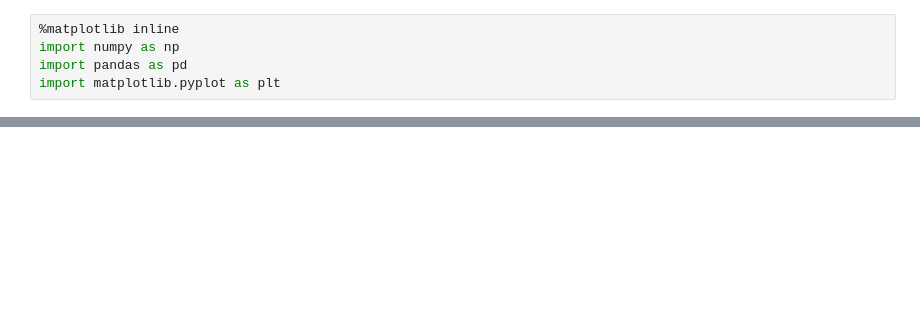
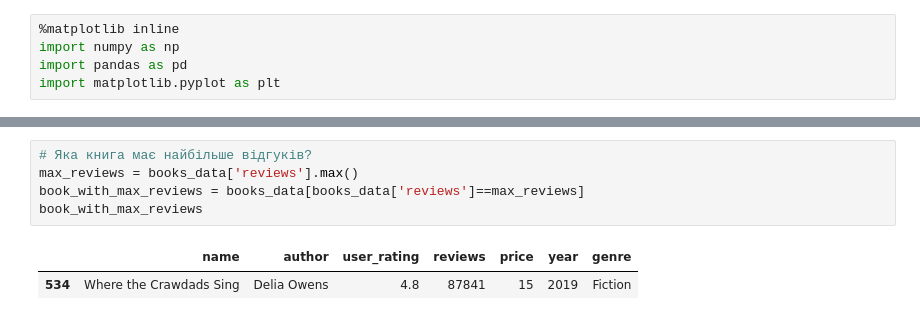
Before and after one commit to AlexanderSingaevsky/DataScience, a Jupyter notebook: Hw02/Hw2.3.ipynb, the cells around one changed output, grey strips where cells are left out. Cells and saved outputs as stored; diff of their text form; blank space fills up the shorter version.

```diff
--- a/Hw02/Hw2.3.ipynb
+++ b/Hw02/Hw2.3.ipynb
@@ -23,0 +109,8 @@ data
+# %%
+# Яка книга має найбільше відгуків?
+max_reviews = books_data['reviews'].max()
+book_with_max_reviews = books_data[books_data['reviews']==max_reviews]
+book_with_max_reviews
+# %% [output]
+|  | name | author | user_rating | reviews | price | year | genre |
+| 534 | Where the Crawdads Sing | Delia Owens | 4.8 | 87841 | 15 | 2019 | Fiction |
```
Also changed, not shown: parts of 24 cells of this notebook, 2 other files.
